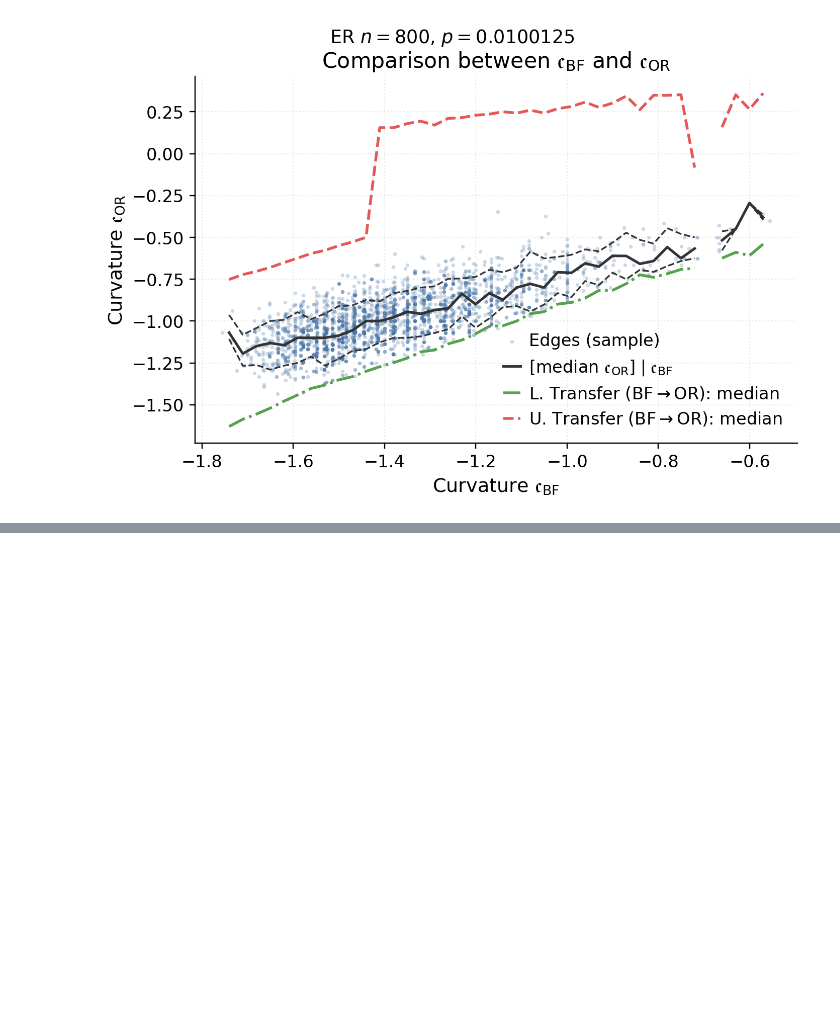
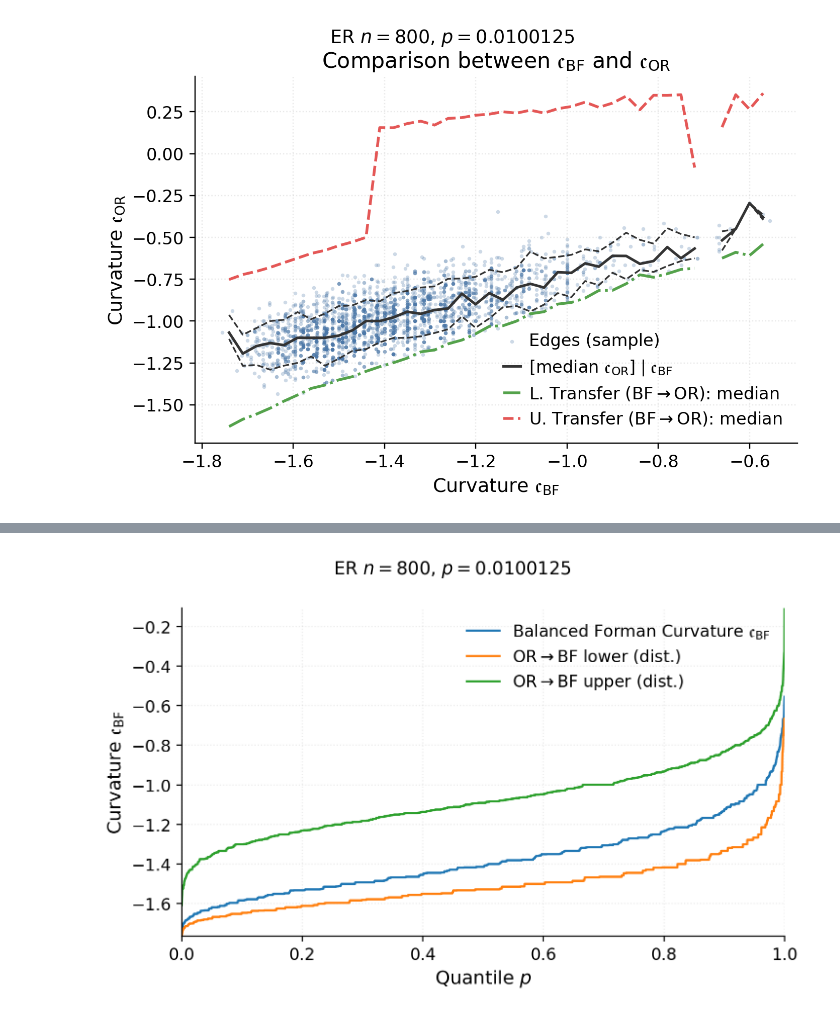
Before and after one commit to GiorgioMB/Curvature-Transfer-Code, a Jupyter notebook: experiments/curvature plots.ipynb, the cells around one changed output, grey strips where cells are left out. Cells and saved outputs as stored; diff of their text form; code cells hidden in the pictures; blank space fills up the shorter version.

```diff
--- a/experiments/curvature plots.ipynb
+++ b/experiments/curvature plots.ipynb
@@ -554,0 +590,42 @@ def _scatter_ribbon(ax: plt.Axes,
+# %%
+import numpy as np
+import matplotlib.pyplot as plt
+
+def plot_quantiles_together(*arrays, labels=None, xlabel="Quantile $p$", ylabel=None,
+                            suptitle=None, figsize=(6.8, 4.4)):
+    arrays = [np.asarray(a).ravel() for a in arrays]
+    fig, ax = plt.subplots(figsize=figsize)
+
+    # Shared y-scale across all lines
+    ymin = min(np.min(a) for a in arrays)
+    ymax = max(np.max(a) for a in arrays)
+    ax.set_ylim(ymin, ymax)
+
+    for i, a in enumerate(arrays):
+        p = np.linspace(0, 1, len(a), endpoint=True)
+        lab = labels[i] if (labels and i < len(labels)) else f"Series {i+1}"
+        ax.plot(p, np.sort(a), label=lab)  # different color from mpl cycle
+
+    ax.set_xlim(0, 1)
+    ax.grid(True, alpha=0.25)
+    ax.set_xlabel(xlabel)
+    if ylabel: ax.set_ylabel(ylabel)
+    ax.legend(frameon=False)
+    if suptitle: fig.suptitle(suptitle, y=0.95, fontsize=12)
+    fig.tight_layout(rect=[0, 0, 1, 0.97])
+    return fig, ax
+
+
+fig, ax = plot_quantiles_together(
+    cBF, cBF_lo, cBF_up,
+    labels=[
+        r"Balanced Forman Curvature " + DISPLAY["c_BF"],
+        r"OR$\rightarrow$BF lower (dist.)",
+        r"OR$\rightarrow$BF upper (dist.)"
+    ],
+    ylabel="Curvature " + DISPLAY["c_BF"],
+    suptitle=pretty_tag
+)
+plt.show()
+# %% [output]
+[figure, added]
```
Also changed, not shown: parts of 4 cells of this notebook.
